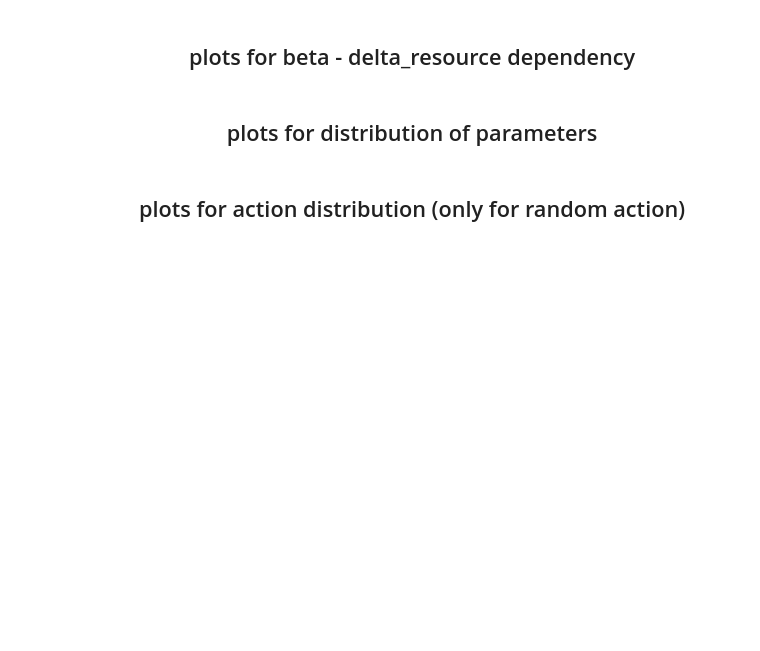
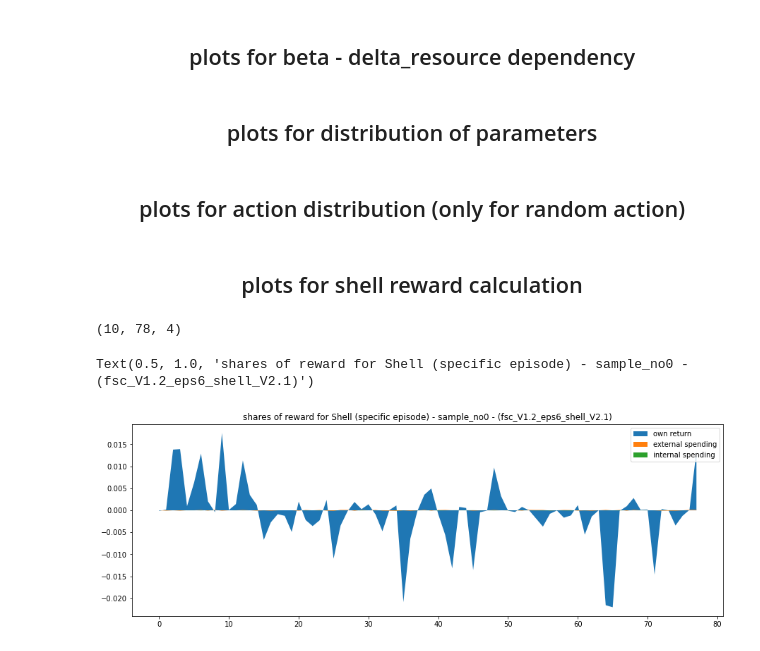
Before and after one commit to freddy-t/Masterthesis, a Jupyter notebook: market_model/evaluation_EnvAlt.ipynb, the cells around one changed output. Drawn from its saved outputs; the diff is of its cells as text; code cells hidden in the pictures; blank space fills up the shorter version.

```diff
--- a/market_model/evaluation_EnvAlt.ipynb
+++ b/market_model/evaluation_EnvAlt.ipynb
@@ -9,8 +9,9 @@ import matplotlib.pyplot as plt
 from pathlib import Path
 from matplotlib import cm
 
-DATE = '2020-08-10_EnvAlt_val'
-EXP = 'evaluation_run1'
+DATE = '2020-08-18_EnvAlt_val'
+suffix = 'fsc_V1.1_shell_V1'
+EXP = 'evaluation_run1_' + suffix
 LOAD_DIR = Path('../saved_data') / DATE / EXP
 
 plots = []
@@ -20,13 +21,14 @@ labelpad = 15
 
 # load data of all samples
 states, support_calc, configs, actions, rewards = dict(), dict(), dict(), dict(), dict()
+r_shell = dict()
 for sample in next(os.walk(LOAD_DIR))[1]:
     states.update({sample: torch.load(LOAD_DIR / sample / 'batch_states')})
     support_calc.update({sample: torch.load(LOAD_DIR / sample / 'support_calc')})
     configs.update({sample: torch.load(LOAD_DIR / sample / 'config')})
     actions.update({sample: torch.load(LOAD_DIR / sample / 'batch_actions')})
     rewards.update({sample: torch.load(LOAD_DIR / sample / 'rewards')})
-
-title_suffix = ' - (r_FSC: V1.1, r_Shell: V1)'
+    r_shell.update({sample: torch.load(LOAD_DIR / sample / 'r_shell')})
+title_suffix = ' - (' + suffix + ')'
 # ax[0].elev --> 30 default, azim = -60
 # %%
@@ -381,3 +414,33 @@ for key in actions['sample_no0'].keys():
         ax[i].set_ylabel('mean action')
         ax[i].set_title('action from ' + key + ' to ' + par_agt)
 fig.tight_layout()
+# %% [markdown]
+<h2><center>plots for shell reward calculation</center></h2>
+# %%
+r_shell[sample].shape
+# %% [output]
+(10, 78, 4)
+# %%
+%matplotlib inline
+fig = plt.figure(fig_count, figsize=figsize)
+plt.rcParams.update({'font.size': 10})
+plots.append(fig)
+fig_count += 1
+ax = fig.add_subplot(111)
+sample = 'sample_no0'
+
+
+mean = r_shell[sample][0,:,:] # .mean(axis=0)[:, :]#
+x = range(0, r_shell[sample].shape[1])
+
+# create stacked plots
+ax.stackplot(x, mean[:, 3] + mean[:, 2] + mean[:, 1])
+ax.stackplot(x, mean[:, 3] + mean[:, 2])
+ax.stackplot(x, mean[:, 3])
+
+# axis properties
+ax.legend(['own return', 'external spending', 'internal spending'])
+ax.set_title('shares of reward for Shell (specific episode) - ' + sample + title_suffix)
+# %% [output]
+Text(0.5, 1.0, 'shares of reward for Shell (specific episode) - sample_no0 - (fsc_V1.2_eps6_shell_V2.1)')
+[figure, added]
```
Also changed, not shown: parts of 8 cells of this notebook, 3 other files.
